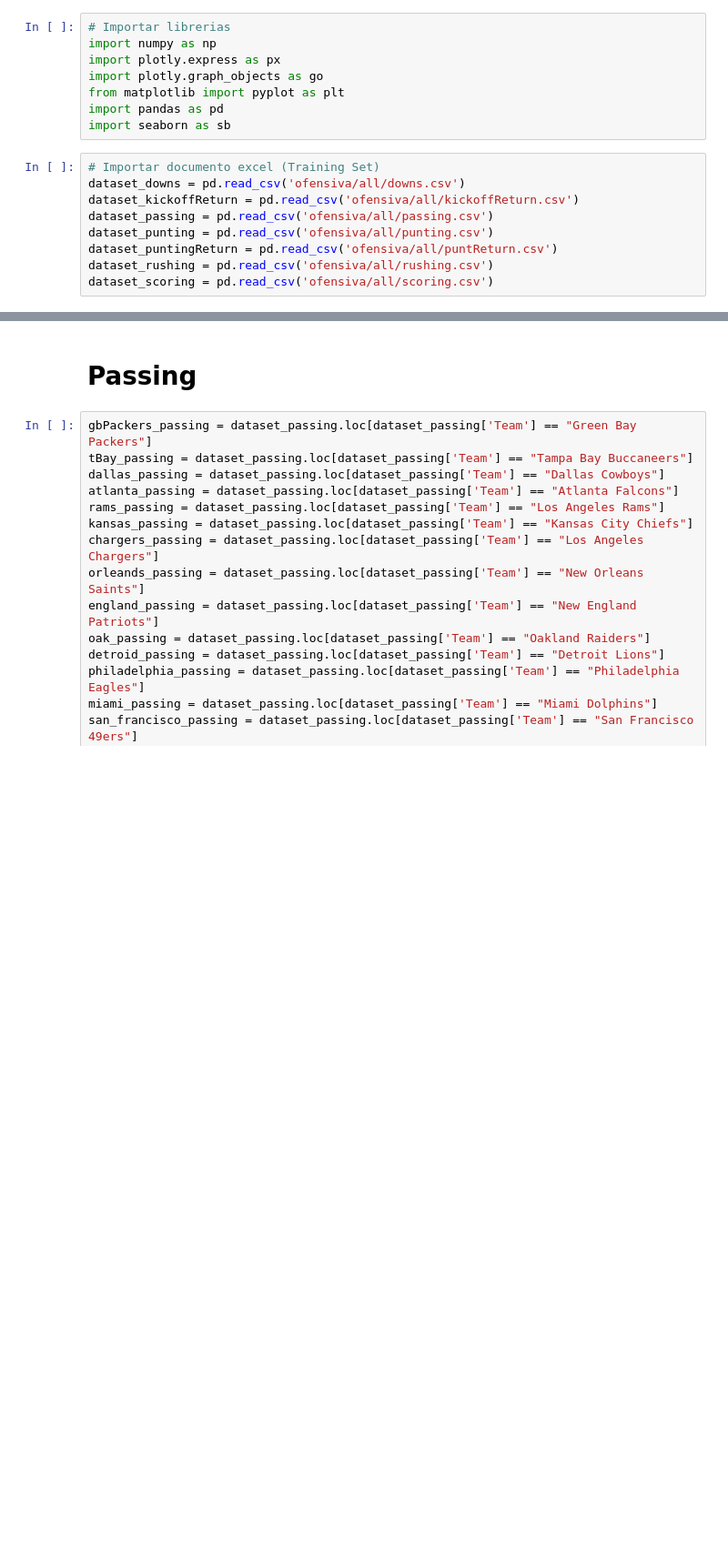
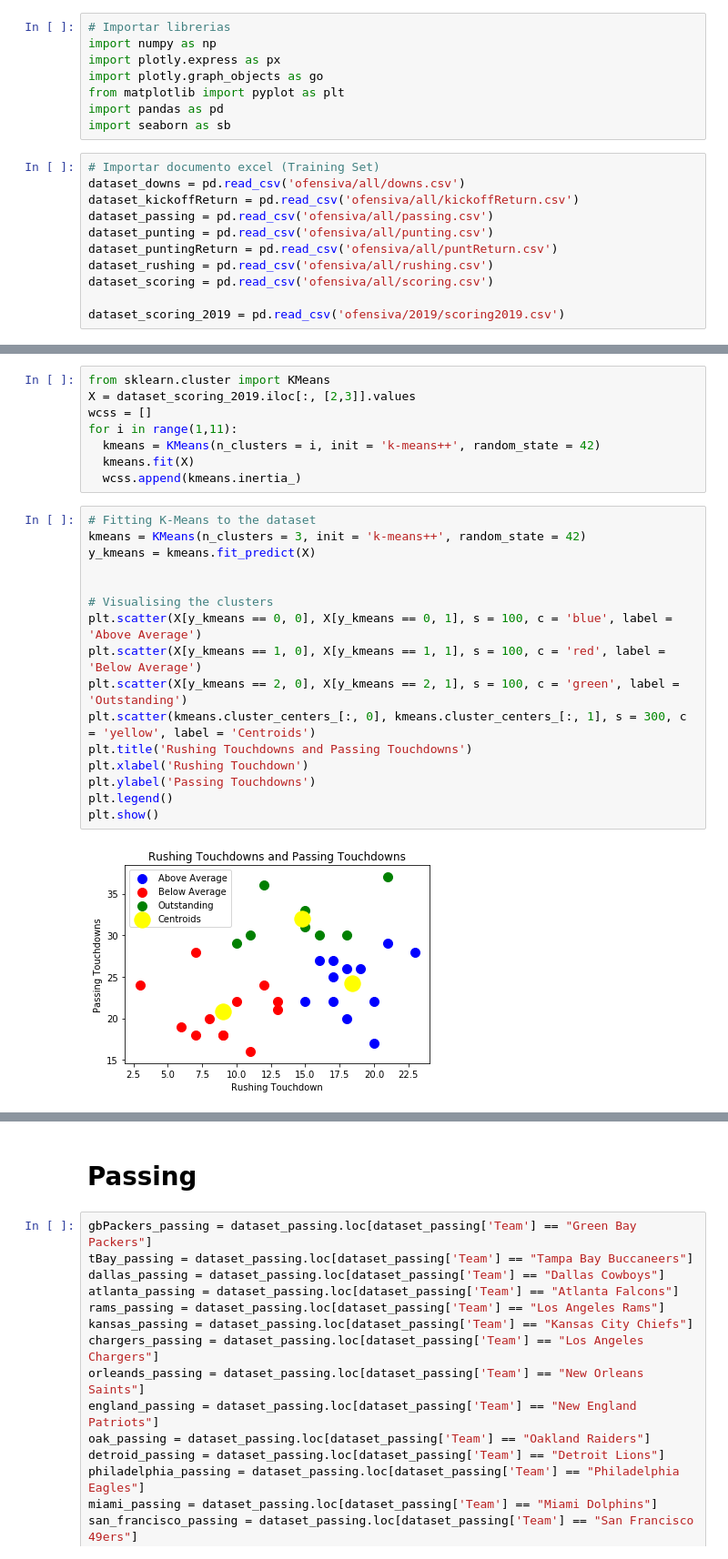
Before and after one commit to dieterdewit/MINERIA-DE-DATOS-Proyecto-Analisis-Exploratorio, a Jupyter notebook: mineria nfl/Proyecto.ipynb, the cells around one changed output, grey strips where cells are left out. Shown at 91% size. Saved outputs shown, nothing was run; the diff lists cells and outputs as text; blank space fills up the shorter version.

```diff
--- a/mineria nfl/Proyecto.ipynb
+++ b/mineria nfl/Proyecto.ipynb
@@ -15,3 +15,5 @@ dataset_punting = pd.read_csv('ofensiva/all/punting.csv')
 dataset_puntingReturn = pd.read_csv('ofensiva/all/puntReturn.csv')
 dataset_rushing = pd.read_csv('ofensiva/all/rushing.csv')
 dataset_scoring = pd.read_csv('ofensiva/all/scoring.csv')
+
+dataset_scoring_2019 = pd.read_csv('ofensiva/2019/scoring2019.csv')
@@ -17,0 +73,26 @@ dataset_scoring = pd.read_csv('ofensiva/all/scoring.csv')
+# %%
+from sklearn.cluster import KMeans
+X = dataset_scoring_2019.iloc[:, [2,3]].values
+wcss = []
+for i in range(1,11):
+  kmeans = KMeans(n_clusters = i, init = 'k-means++', random_state = 42)
+  kmeans.fit(X)
+  wcss.append(kmeans.inertia_)
+# %%
+# Fitting K-Means to the dataset
+kmeans = KMeans(n_clusters = 3, init = 'k-means++', random_state = 42)
+y_kmeans = kmeans.fit_predict(X)
+
+
+# Visualising the clusters
+plt.scatter(X[y_kmeans == 0, 0], X[y_kmeans == 0, 1], s = 100, c = 'blue', label = 'Above Average')
+plt.scatter(X[y_kmeans == 1, 0], X[y_kmeans == 1, 1], s = 100, c = 'red', label = 'Below Average')
+plt.scatter(X[y_kmeans == 2, 0], X[y_kmeans == 2, 1], s = 100, c = 'green', label = 'Outstanding')
+plt.scatter(kmeans.cluster_centers_[:, 0], kmeans.cluster_centers_[:, 1], s = 300, c = 'yellow', label = 'Centroids')
+plt.title('Rushing Touchdowns and Passing Touchdowns')
+plt.xlabel('Rushing Touchdown')
+plt.ylabel('Passing Touchdowns')
+plt.legend()
+plt.show()
+# %% [output]
+[figure, added]
```
Also changed, not shown: parts of 10 cells of this notebook.
